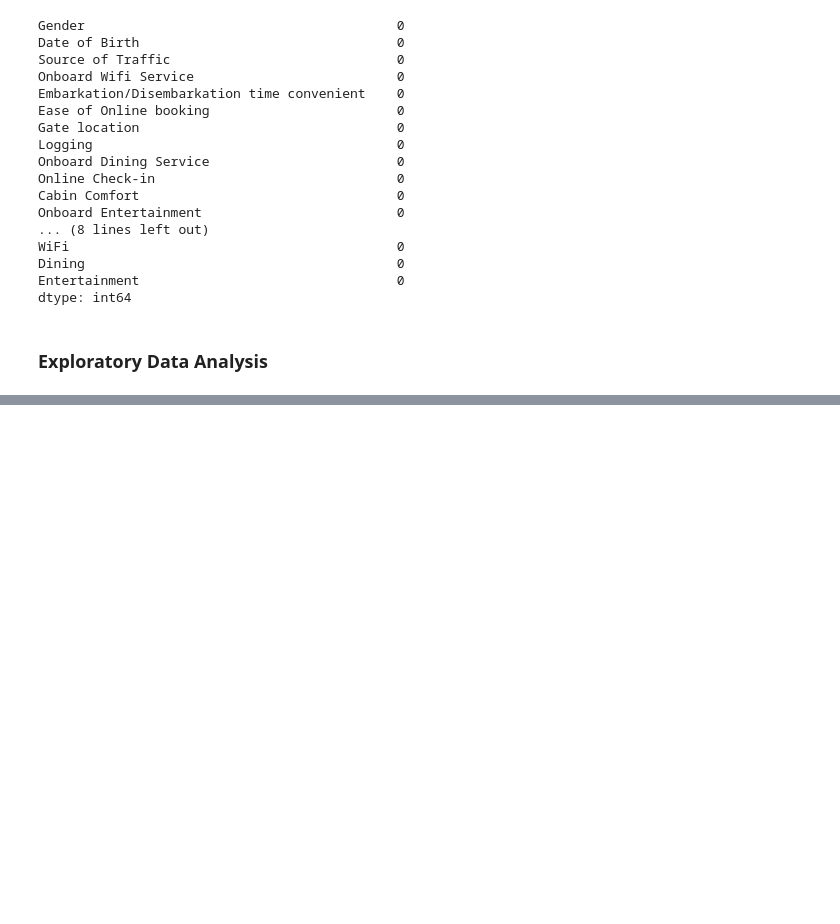
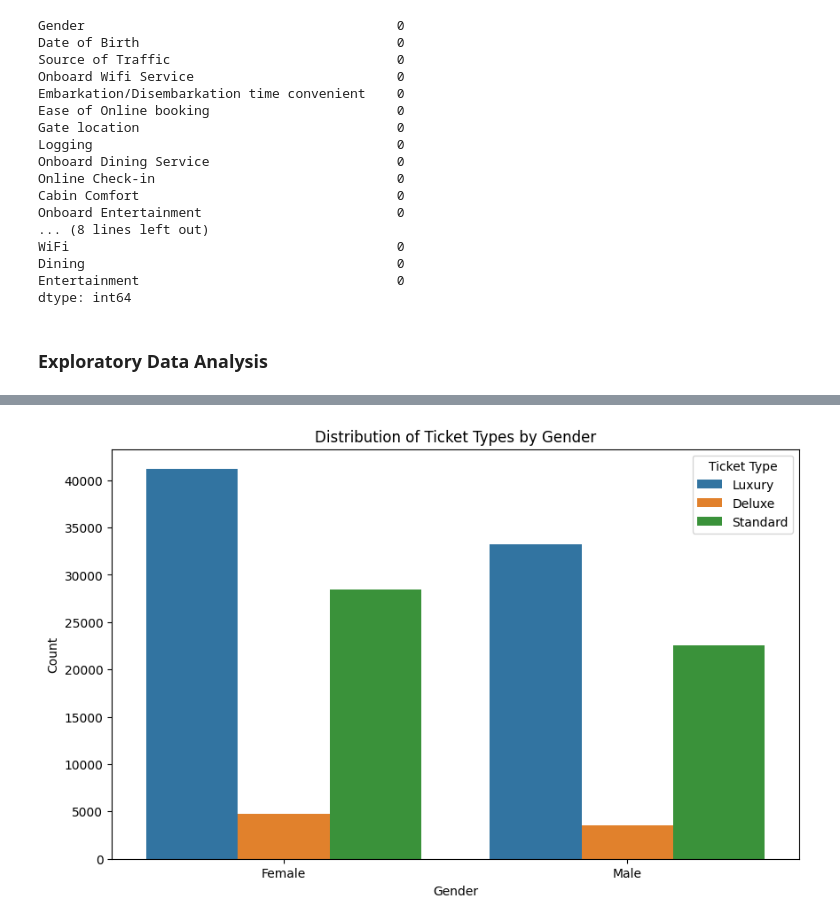
Before and after one commit to usmanjalil1/ShipSail_EDA, a Jupyter notebook: EDA.ipynb, the cells around one changed output, grey strips where cells are left out. Drawn from its saved outputs; the diff is of its cells as text; code cells hidden in the pictures; blank space fills up the shorter version.

```diff
--- a/EDA.ipynb
+++ b/EDA.ipynb
@@ -193,0 +176,10 @@ Accuracy score: 0.8559626168224299
+# %%
+# Plotting the relationship between genders and ticket types
+plt.figure(figsize=(10, 6))
+sns.countplot(data=combined_df, x='Gender', hue='Ticket Type')
+plt.title('Distribution of Ticket Types by Gender')
+plt.xlabel('Gender')
+plt.ylabel('Count')
+plt.show()
+# %% [output]
+[figure, added]
```
Also changed, not shown: parts of 6 cells of this notebook.
